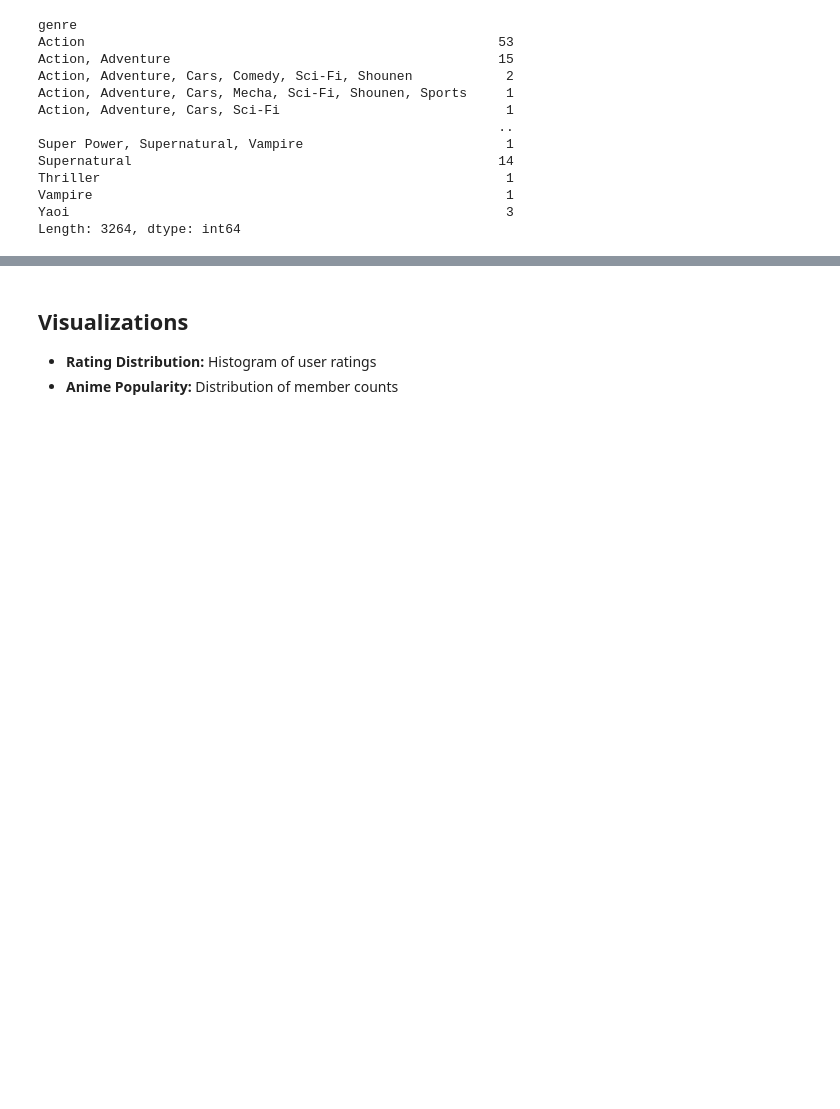
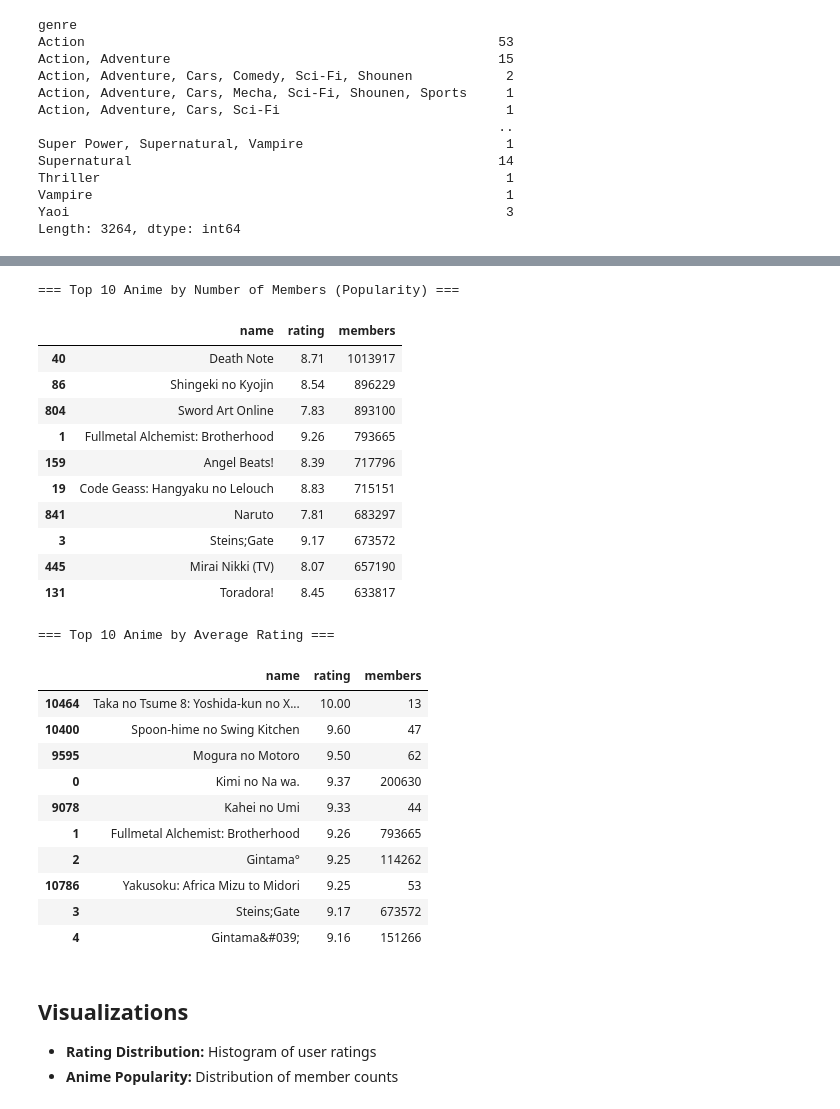
Before and after one commit to kaoutherbensaddek/anime-data-mining, a Jupyter notebook: notebooks/01_eda.ipynb, the cells around one changed output, grey strips where cells are left out. Drawn from its saved outputs; the diff is of its cells as text; code cells hidden in the pictures; blank space fills up the shorter version.

```diff
--- a/notebooks/01_eda.ipynb
+++ b/notebooks/01_eda.ipynb
@@ -178,3 +178,36 @@ sorting values of the rating
+# %%
+print("Top 10 Anime by Number of Members (Popularity) ")
+top_popular = anime_df.nlargest(10, 'members')[['name', 'rating', 'members']]
+display(top_popular)
+
+print(" Top 10 Anime by Average Rating ")
+top_rated = anime_df.nlargest(10, 'rating')[['name', 'rating', 'members']]
+display(top_rated)
+# %% [output]
+=== Top 10 Anime by Number of Members (Popularity) ===
+|  | name | rating | members |
+| 40 | Death Note | 8.71 | 1013917 |
+| 86 | Shingeki no Kyojin | 8.54 | 896229 |
+| 804 | Sword Art Online | 7.83 | 893100 |
+| 1 | Fullmetal Alchemist: Brotherhood | 9.26 | 793665 |
+| 159 | Angel Beats! | 8.39 | 717796 |
+| 19 | Code Geass: Hangyaku no Lelouch | 8.83 | 715151 |
+| 841 | Naruto | 7.81 | 683297 |
+| 3 | Steins;Gate | 9.17 | 673572 |
+| 445 | Mirai Nikki (TV) | 8.07 | 657190 |
+| 131 | Toradora! | 8.45 | 633817 |
+=== Top 10 Anime by Average Rating ===
+|  | name | rating | members |
+| 10464 | Taka no Tsume 8: Yoshida-kun no X... | 10.00 | 13 |
+| 10400 | Spoon-hime no Swing Kitchen | 9.60 | 47 |
+| 9595 | Mogura no Motoro | 9.50 | 62 |
+| 0 | Kimi no Na wa. | 9.37 | 200630 |
+| 9078 | Kahei no Umi | 9.33 | 44 |
+| 1 | Fullmetal Alchemist: Brotherhood | 9.26 | 793665 |
+| 2 | Gintama° | 9.25 | 114262 |
+| 10786 | Yakusoku: Africa Mizu to Midori | 9.25 | 53 |
+| 3 | Steins;Gate | 9.17 | 673572 |
+| 4 | Gintama&#039; | 9.16 | 151266 |
 # %% [markdown]
 
 ## Visualizations
```
Also changed, not shown: parts of 1 cell of this notebook.
